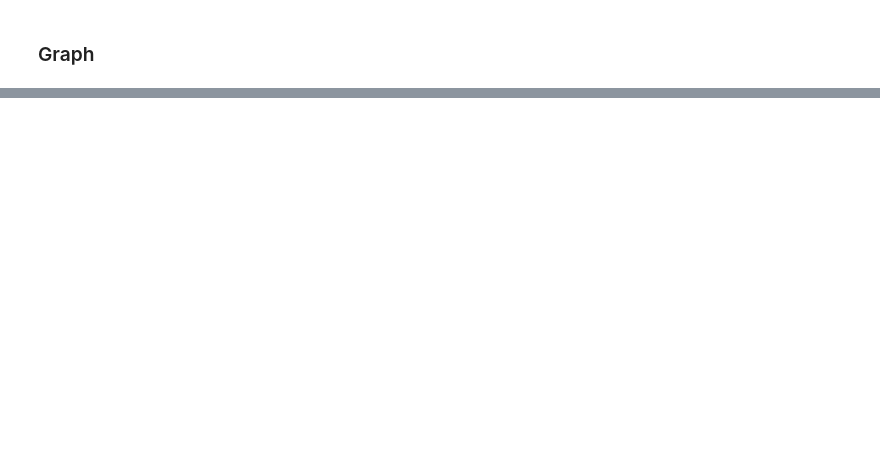
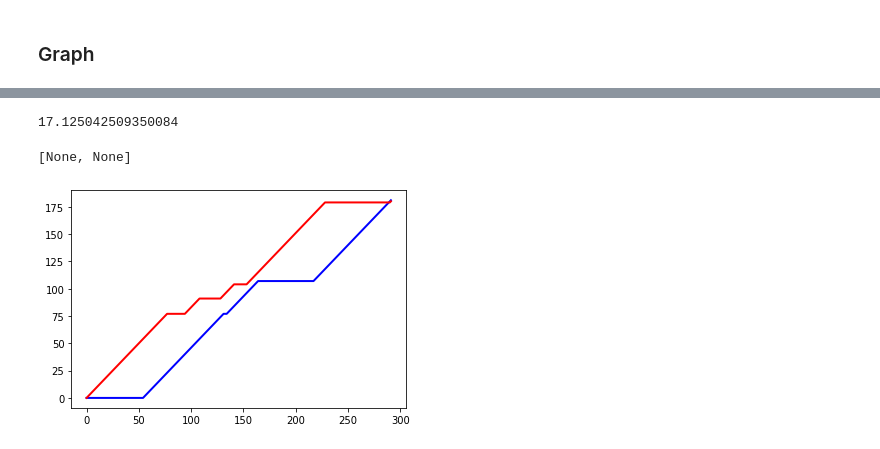
Before and after one commit to ArslanAliAwan/Char_Tra, a Jupyter notebook: Char_Tra.ipynb, the cells around one changed output, grey strips where cells are left out. Saved outputs shown, nothing was run; the diff lists cells and outputs as text; code cells hidden in the pictures; blank space fills up the shorter version.

```diff
--- a/Char_Tra.ipynb
+++ b/Char_Tra.ipynb
@@ -317,0 +293,2 @@ array([0.26361977, 0.17101385, 0.06748888, 0.06292082, 0.11105855,
+# %%
+out_arr = out_arr[1:]
@@ -317,0 +309,13 @@ array([0.26361977, 0.17101385, 0.06748888, 0.06292082, 0.11105855,
+# %%
+path, dist = dtw_path(finalarray_test_data, out_arr)
+print(dist)
+
+sin1=plt.plot(list(list(zip(*path))[0]))
+plt.setp(sin1,color="b",linewidth=2.0)
+
+sin2=plt.plot(list(list(zip(*path))[1]))
+plt.setp(sin2,color="r",linewidth=2.0)
+# %% [output]
+17.125042509350084
+[None, None]
+[figure, added]
```
Also changed, not shown: parts of 10 cells of this notebook.
